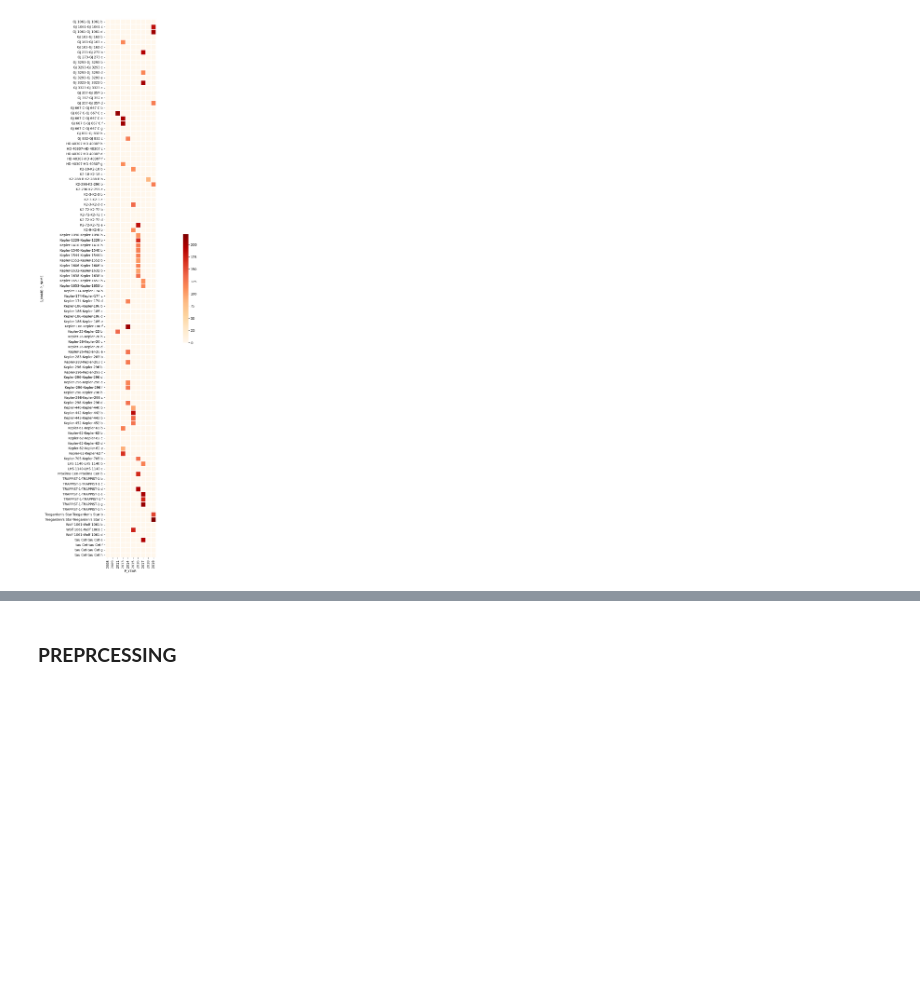
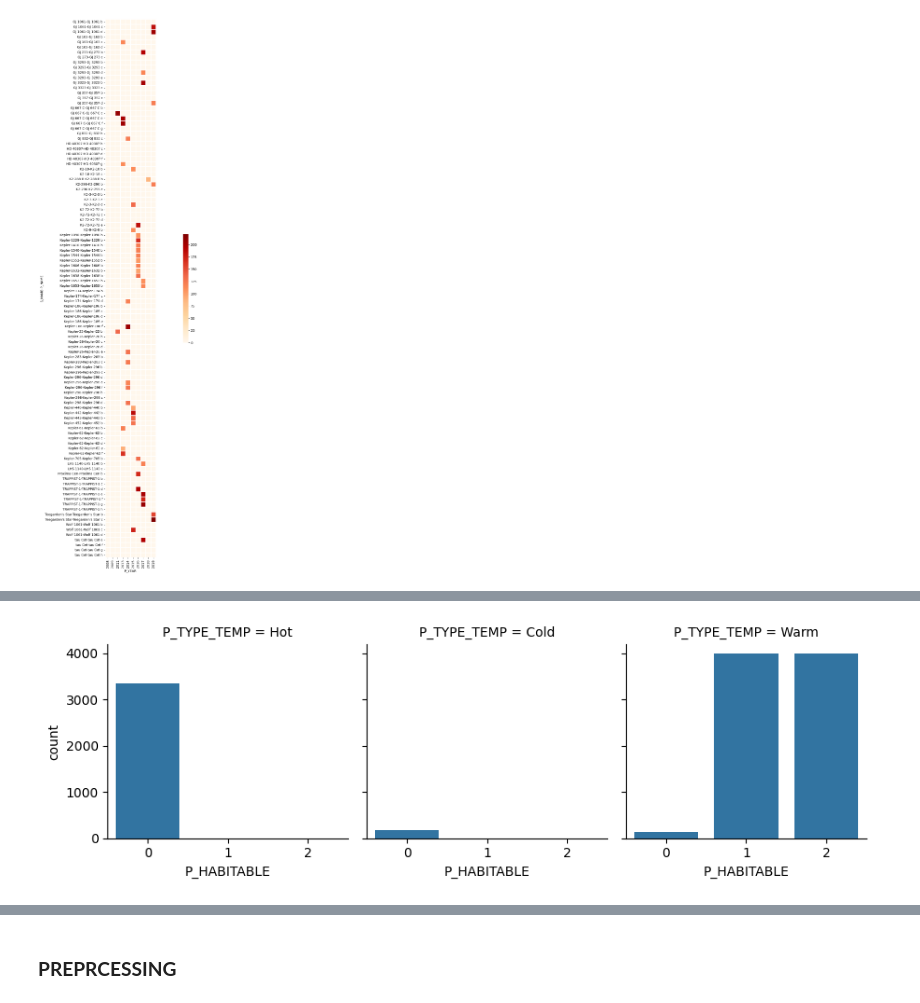
Before and after one commit to Ridima28/Exoplanet-Habitability-Classification, a Jupyter notebook: models/main.ipynb, the cells around one changed output, grey strips where cells are left out. Cells and saved outputs as stored; diff of their text form; code cells hidden in the pictures; blank space fills up the shorter version.

```diff
--- a/models/main.ipynb
+++ b/models/main.ipynb
@@ -213,0 +229,5 @@ We can observe that for star series GJ667, planets were discovered in 2008-2009,
+# %%
+sns.axes_style(style='ticks')
+g = sns.catplot(x = "P_HABITABLE", col = "P_TYPE_TEMP", col_wrap=3, data = oversampled, kind = 'count', height= 3,aspect=1.0)
+# %% [output]
+[figure, added]
```
Also changed, not shown: parts of 31 cells of this notebook, 2 other files.
